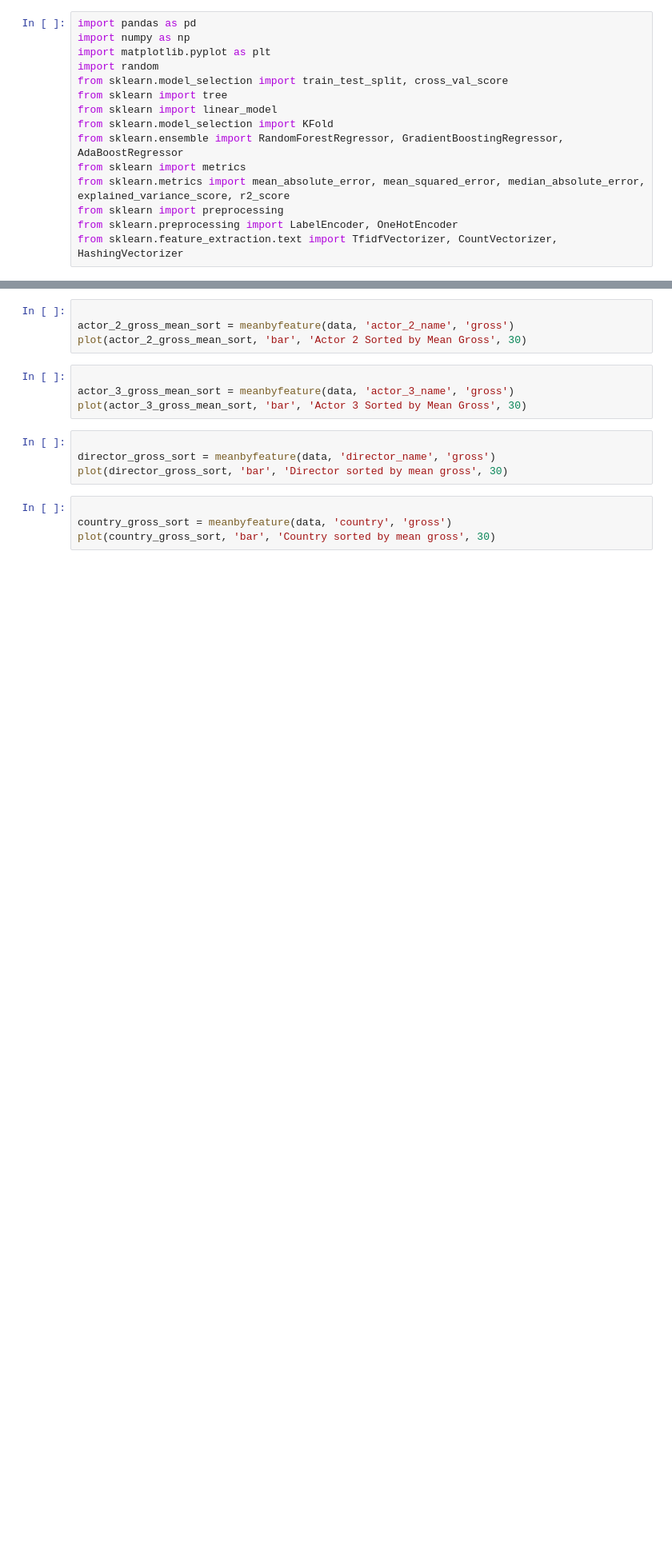
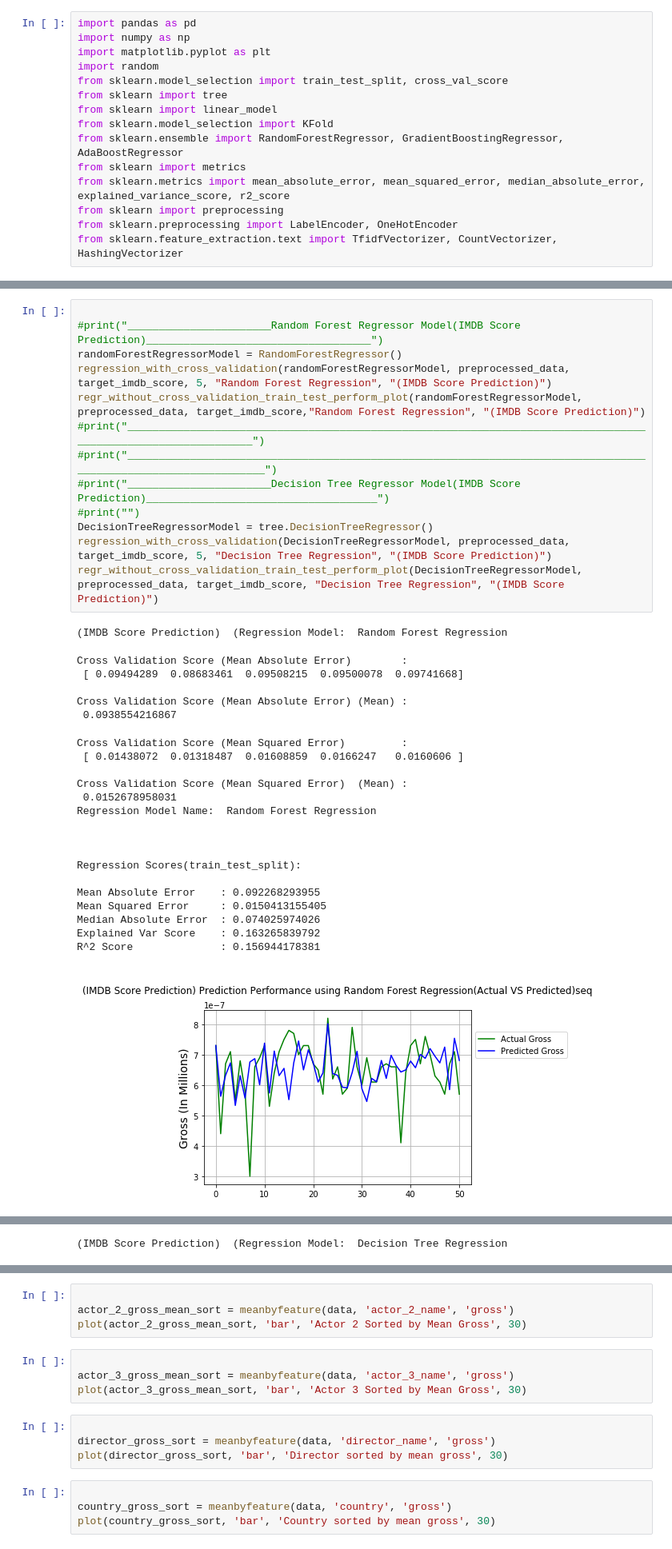
Before and after one commit to anjanatiha/Movie-Revenue-Rating-Prediction-from-IMDB-Movie-Data, a Jupyter notebook: Anjana_Tiha_Data_Science_Project_IMDBMovie_Version1.7.8.ipynb, the cells around one changed output, grey strips where cells are left out. Shown at 80% size. Saved outputs shown, nothing was run; the diff lists cells and outputs as text; blank space fills up the shorter version.

```diff
--- a/Anjana_Tiha_Data_Science_Project_IMDBMovie_Version1.7.8.ipynb
+++ b/Anjana_Tiha_Data_Science_Project_IMDBMovie_Version1.7.8.ipynb
@@ -273,0 +356,37 @@ regr_without_cross_validation_train_test_perform_plot(DecisionTreeRegressorModel
+# %%
+
+#print("_______________________Random Forest Regressor Model(IMDB Score Prediction)____________________________________")
+randomForestRegressorModel = RandomForestRegressor()
+regression_with_cross_validation(randomForestRegressorModel, preprocessed_data, target_imdb_score, 5, "Random Forest Regression", "(IMDB Score Prediction)")
+regr_without_cross_validation_train_test_perform_plot(randomForestRegressorModel, preprocessed_data, target_imdb_score,"Random Forest Regression", "(IMDB Score Prediction)")
+#print("_______________________________________________________________________________________________________________")
+#print("_________________________________________________________________________________________________________________")
+#print("_______________________Decision Tree Regressor Model(IMDB Score Prediction)_____________________________________")
+#print("")
+DecisionTreeRegressorModel = tree.DecisionTreeRegressor()
+regression_with_cross_validation(DecisionTreeRegressorModel, preprocessed_data, target_imdb_score, 5, "Decision Tree Regression", "(IMDB Score Prediction)")
+regr_without_cross_validation_train_test_perform_plot(DecisionTreeRegressorModel, preprocessed_data, target_imdb_score, "Decision Tree Regression", "(IMDB Score Prediction)")
+# %% [output]
+(IMDB Score Prediction)  (Regression Model:  Random Forest Regression
+Cross Validation Score (Mean Absolute Error)        :
+ [ 0.09494289  0.08683461  0.09508215  0.09500078  0.09741668]
+
+Cross Validation Score (Mean Absolute Error) (Mean) :
+ 0.0938554216867
+Cross Validation Score (Mean Squared Error)         :
+ [ 0.01438072  0.01318487  0.01608859  0.0166247   0.0160606 ]
+
+Cross Validation Score (Mean Squared Error)  (Mean) :
+ 0.0152678958031
+Regression Model Name:  Random Forest Regression
+
+
+
+Regression Scores(train_test_split):
+
+Mean Absolute Error    : 0.092268293955
+Mean Squared Error     : 0.0150413155405
+Median Absolute Error  : 0.074025974026
+Explained Var Score    : 0.163265839792
+R^2 Score              : 0.156944178381
+[figure, added]
@@ -273,0 +407 @@ regr_without_cross_validation_train_test_perform_plot(DecisionTreeRegressorModel
+(IMDB Score Prediction)  (Regression Model:  Decision Tree Regression
```
Also changed, not shown: parts of 7 cells of this notebook.
